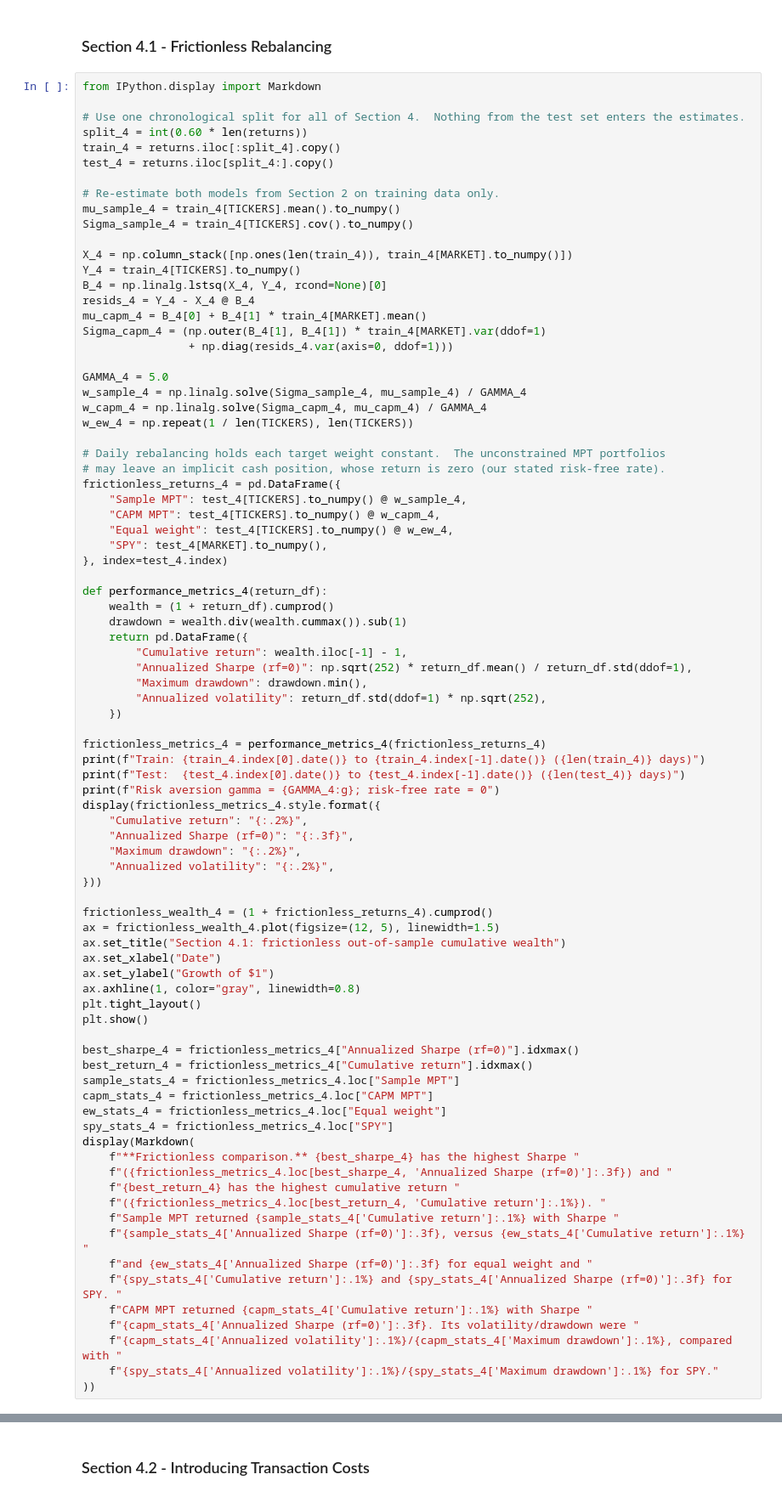
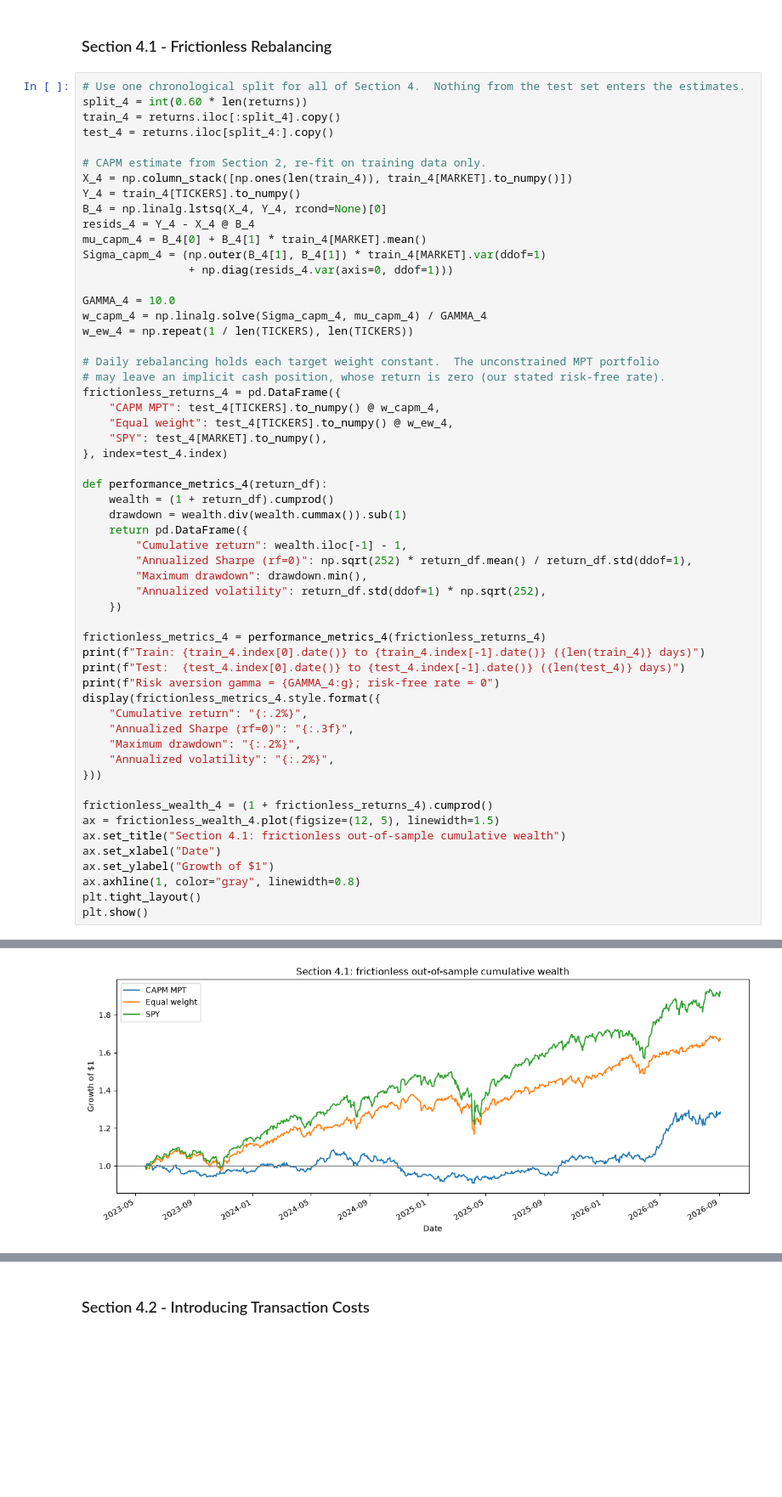
Before and after one commit to tzs7ch/stat4170-adam, a Jupyter notebook: case-studies/cs1/cs1_pipeline.ipynb, the cells around one changed output, grey strips where cells are left out. Shown at 85% size. Drawn from its saved outputs; the diff is of its cells as text; blank space fills up the shorter version.

Commit message:
code good and prose slimmed down for sections 3 and 4.

```diff
--- a/case-studies/cs1/cs1_pipeline.ipynb
+++ b/case-studies/cs1/cs1_pipeline.ipynb
@@ -1310,17 +1106,12 @@ Long-only gives up 57.2% of the mean-variance objective and collapses to four po
 # %% [markdown]
 ### Section 4.1 - Frictionless Rebalancing
 # %%
-from IPython.display import Markdown
-
 # Use one chronological split for all of Section 4.  Nothing from the test set enters the estimates.
 split_4 = int(0.60 * len(returns))
 train_4 = returns.iloc[:split_4].copy()
 test_4 = returns.iloc[split_4:].copy()
 
-# Re-estimate both models from Section 2 on training data only.
-mu_sample_4 = train_4[TICKERS].mean().to_numpy()
-Sigma_sample_4 = train_4[TICKERS].cov().to_numpy()
-
+# CAPM estimate from Section 2, re-fit on training data only.
 X_4 = np.column_stack([np.ones(len(train_4)), train_4[MARKET].to_numpy()])
 Y_4 = train_4[TICKERS].to_numpy()
 B_4 = np.linalg.lstsq(X_4, Y_4, rcond=None)[0]
@@ -1329,15 +1120,13 @@ mu_capm_4 = B_4[0] + B_4[1] * train_4[MARKET].mean()
 Sigma_capm_4 = (np.outer(B_4[1], B_4[1]) * train_4[MARKET].var(ddof=1)
                 + np.diag(resids_4.var(axis=0, ddof=1)))
 
-GAMMA_4 = 5.0
-w_sample_4 = np.linalg.solve(Sigma_sample_4, mu_sample_4) / GAMMA_4
+GAMMA_4 = 10.0
 w_capm_4 = np.linalg.solve(Sigma_capm_4, mu_capm_4) / GAMMA_4
 w_ew_4 = np.repeat(1 / len(TICKERS), len(TICKERS))
 
-# Daily rebalancing holds each target weight constant.  The unconstrained MPT portfolios
+# Daily rebalancing holds each target weight constant.  The unconstrained MPT portfolio
 # may leave an implicit cash position, whose return is zero (our stated risk-free rate).
 frictionless_returns_4 = pd.DataFrame({
-    "Sample MPT": test_4[TICKERS].to_numpy() @ w_sample_4,
     "CAPM MPT": test_4[TICKERS].to_numpy() @ w_capm_4,
     "Equal weight": test_4[TICKERS].to_numpy() @ w_ew_4,
     "SPY": test_4[MARKET].to_numpy(),
@@ -1372,24 +1161,4 @@ ax.set_ylabel("Growth of $1")
 ax.axhline(1, color="gray", linewidth=0.8)
 plt.tight_layout()
 plt.show()
-
-best_sharpe_4 = frictionless_metrics_4["Annualized Sharpe (rf=0)"].idxmax()
-best_return_4 = frictionless_metrics_4["Cumulative return"].idxmax()
-sample_stats_4 = frictionless_metrics_4.loc["Sample MPT"]
-capm_stats_4 = frictionless_metrics_4.loc["CAPM MPT"]
-ew_stats_4 = frictionless_metrics_4.loc["Equal weight"]
-spy_stats_4 = frictionless_metrics_4.loc["SPY"]
-display(Markdown(
-    f"**Frictionless comparison.** {best_sharpe_4} has the highest Sharpe "
-    f"({frictionless_metrics_4.loc[best_sharpe_4, 'Annualized Sharpe (rf=0)']:.3f}) and "
-    f"{best_return_4} has the highest cumulative return "
-    f"({frictionless_metrics_4.loc[best_return_4, 'Cumulative return']:.1%}). "
-    f"Sample MPT returned {sample_stats_4['Cumulative return']:.1%} with Sharpe "
-    f"{sample_stats_4['Annualized Sharpe (rf=0)']:.3f}, versus {ew_stats_4['Cumulative return']:.1%} "
-    f"and {ew_stats_4['Annualized Sharpe (rf=0)']:.3f} for equal weight and "
-    f"{spy_stats_4['Cumulative return']:.1%} and {spy_stats_4['Annualized Sharpe (rf=0)']:.3f} for SPY. "
-    f"CAPM MPT returned {capm_stats_4['Cumulative return']:.1%} with Sharpe "
-    f"{capm_stats_4['Annualized Sharpe (rf=0)']:.3f}. Its volatility/drawdown were "
-    f"{capm_stats_4['Annualized volatility']:.1%}/{capm_stats_4['Maximum drawdown']:.1%}, compared with "
-    f"{spy_stats_4['Annualized volatility']:.1%}/{spy_stats_4['Maximum drawdown']:.1%} for SPY."
-))
+# %% [output]
@@ -1395,0 +1172 @@ display(Markdown(
+[figure, added]
```
Also changed, not shown: parts of 43 cells of this notebook.
